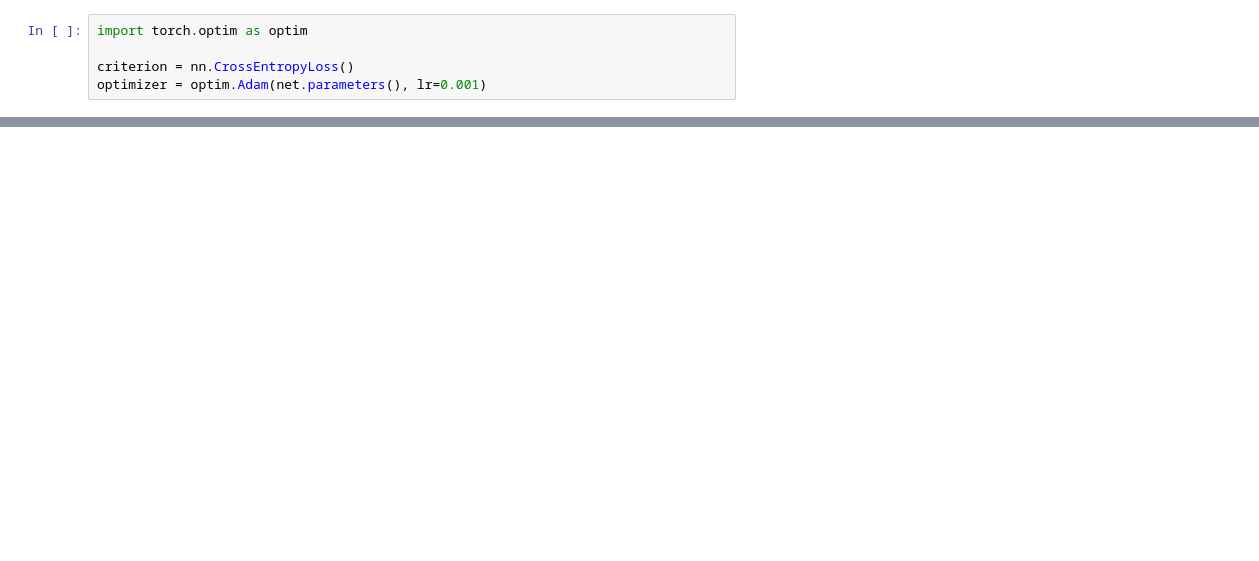
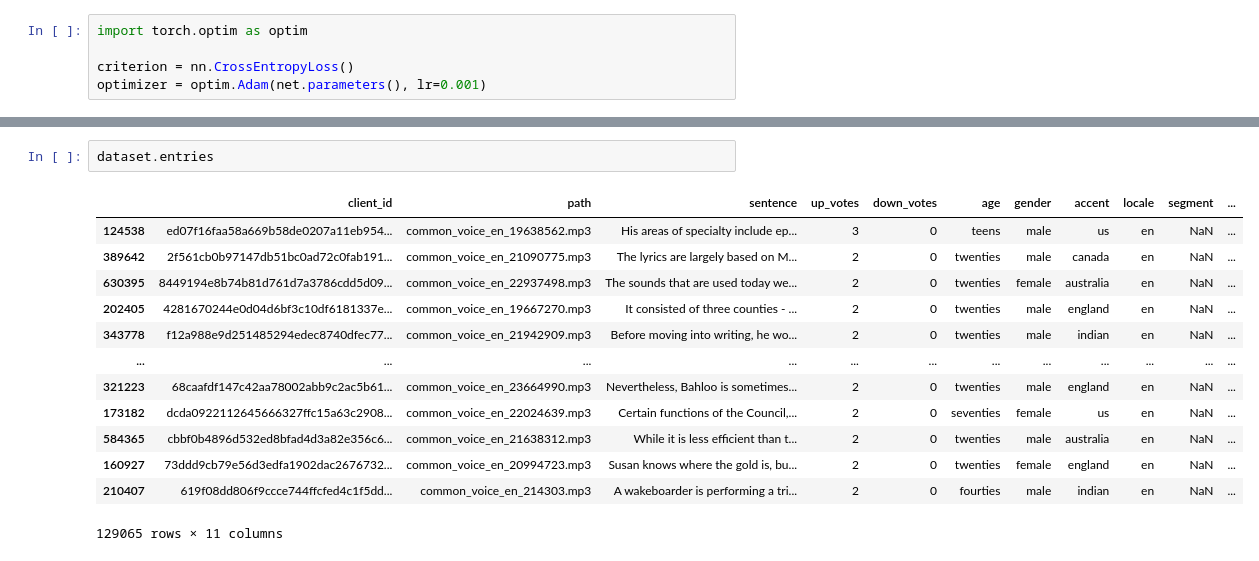
Before and after one commit to erno98/DT2112-Accent-Embeddings, a Jupyter notebook: model_training.ipynb, the cells around one changed output, grey strips where cells are left out. Drawn from its saved outputs; the diff is of its cells as text; blank space fills up the shorter version.

```diff
--- a/model_training.ipynb
+++ b/model_training.ipynb
@@ -167,0 +244,16 @@ RuntimeError: CUDA out of memory. Tried to allocate 4.71 GiB (GPU 0; 14.76 GiB t
+# %%
+dataset.entries
+# %% [output]
+|  | client_id | path | sentence | up_votes | down_votes | age | gender | accent | locale | segment | ... |
+| 124538 | ed07f16faa58a669b58de0207a11eb954... | common_voice_en_19638562.mp3 | His areas of specialty include ep... | 3 | 0 | teens | male | us | en | NaN | ... |
+| 389642 | 2f561cb0b97147db51bc0ad72c0fab191... | common_voice_en_21090775.mp3 | The lyrics are largely based on M... | 2 | 0 | twenties | male | canada | en | NaN | ... |
+| 630395 | 8449194e8b74b81d761d7a3786cdd5d09... | common_voice_en_22937498.mp3 | The sounds that are used today we... | 2 | 0 | twenties | female | australia | en | NaN | ... |
+| 202405 | 4281670244e0d04d6bf3c10df6181337e... | common_voice_en_19667270.mp3 | It consisted of three counties - ... | 2 | 0 | twenties | male | england | en | NaN | ... |
+| 343778 | f12a988e9d251485294edec8740dfec77... | common_voice_en_21942909.mp3 | Before moving into writing, he wo... | 2 | 0 | twenties | male | indian | en | NaN | ... |
+| ... | ... | ... | ... | ... | ... | ... | ... | ... | ... | ... | ... |
+| 321223 | 68caafdf147c42aa78002abb9c2ac5b61... | common_voice_en_23664990.mp3 | Nevertheless, Bahloo is sometimes... | 2 | 0 | twenties | male | england | en | NaN | ... |
+| 173182 | dcda0922112645666327ffc15a63c2908... | common_voice_en_22024639.mp3 | Certain functions of the Council,... | 2 | 0 | seventies | female | us | en | NaN | ... |
+| 584365 | cbbf0b4896d532ed8bfad4d3a82e356c6... | common_voice_en_21638312.mp3 | While it is less efficient than t... | 2 | 0 | twenties | male | australia | en | NaN | ... |
+| 160927 | 73ddd9cb79e56d3edfa1902dac2676732... | common_voice_en_20994723.mp3 | Susan knows where the gold is, bu... | 2 | 0 | twenties | female | england | en | NaN | ... |
+| 210407 | 619f08dd806f9ccce744ffcfed4c1f5dd... | common_voice_en_214303.mp3 | A wakeboarder is performing a tri... | 2 | 0 | fourties | male | indian | en | NaN | ... |
+129065 rows × 11 columns
```
Also changed, not shown: parts of 8 cells of this notebook.
